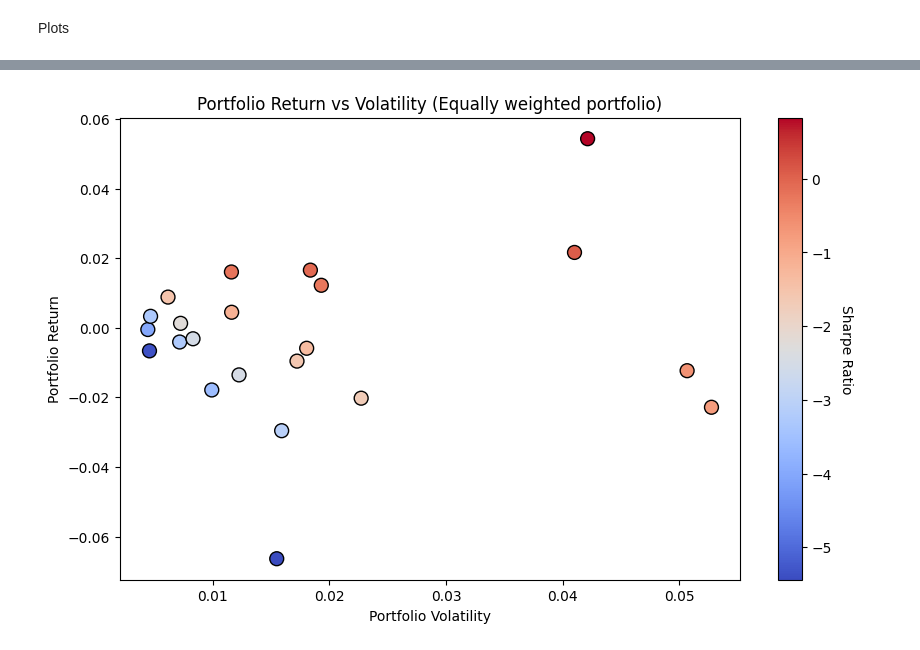
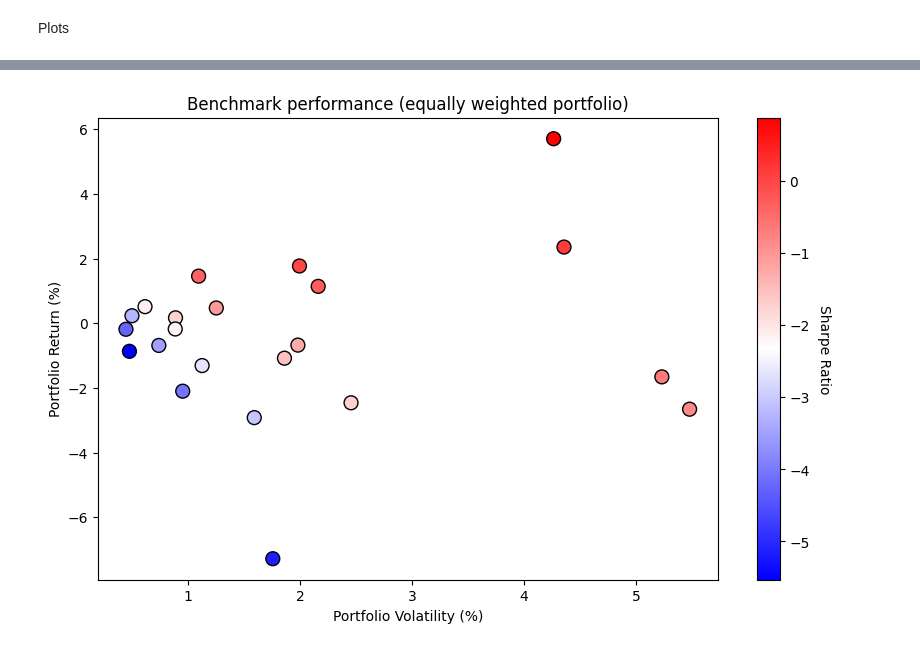
Before and after one commit to azizbekasadov/uzh-digfintools-research, a Jupyter notebook: src/main.ipynb, the cells around one changed output, grey strips where cells are left out. Drawn from its saved outputs; the diff is of its cells as text; code cells hidden in the pictures.

```diff
--- a/src/main.ipynb
+++ b/src/main.ipynb
@@ -165,13 +165,16 @@ print(p0)
 Markowtiz optimisation set up
 # %%
 import numpy as np
+
 
 fc = 21 #forecasting period: 21 - monthly
 rb = 10 #rebalancing: 10 - biweekly
 n = log_returns.shape[1] #number of securities
-tperiods = int((log_returns.shape[0] - fc) / rb) - 1 #number of forecasting periods
+tdays = log_returns.shape[0]
+tperiods = int(( tdays - fc) / rb) - 1 #number of forecasting periods
 eqw = np.full(n, 1 / n)  # Equally weighted portfolio
-tdays = 252
+
+
 results_minvar = {
     'volatility_p': [],
     'return_p': [],
@@ -407,23 +384,23 @@ plt.show()
 # %%
-# Scatter plot for Maximum Sharpe Ratio Strategy (using volatility)
+# Scatter plot for benchmark portfolio
 plt.figure(figsize=(10, 6))
 
-# Extracting data for the maximum Sharpe ratio strategy
-returns_b = np.array(results_maxsr['return_eqw'])  # Portfolio returns
-volatility_b = np.array(results_maxsr['volatility_eqw'])  # Portfolio volatilities (already sqrt of variance)
+# Extracting data for benchmark
+returns_b = np.array(results_maxsr['return_eqw'])*100  # Portfolio returns
+volatility_b = np.array(results_maxsr['volatility_eqw'])*100  # Portfolio volatilities (already sqrt of variance)
 sharpe_ratios_b = np.array(results_maxsr['sharpe_ratio_eqw'])  # Sharpe ratios
 
 # Scatter plot with Sharpe ratio as color
-sc_b = plt.scatter(volatility_b, returns_b, c=sharpe_ratios_b, cmap='coolwarm', s=100, edgecolor='k')
+sc_b = plt.scatter(volatility_b, returns_b, c=sharpe_ratios_b, cmap='bwr', s=100, edgecolor='k')
 cbar_b = plt.colorbar(sc_b)
 cbar_b.set_label('Sharpe Ratio', rotation=270, labelpad=15)
 
-plt.xlabel('Portfolio Volatility')
-plt.ylabel('Portfolio Return')
-plt.title('Portfolio Return vs Volatility (Equally weighted portfolio)')
+plt.xlabel('Portfolio Volatility (%)')
+plt.ylabel('Portfolio Return (%)')
+plt.title('Benchmark performance (equally weighted portfolio)')
 plt.show()
 # %% [output]
-[figure, old version]
+[figure, new version]
 # %%
 #Generate dates
 
```
Also changed, not shown: parts of 6 cells of this notebook.
